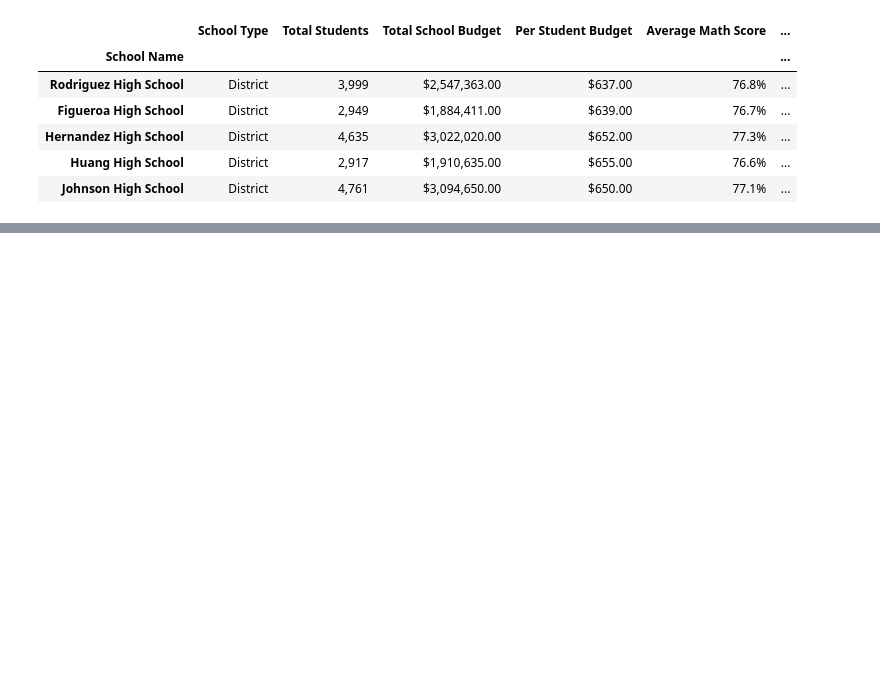
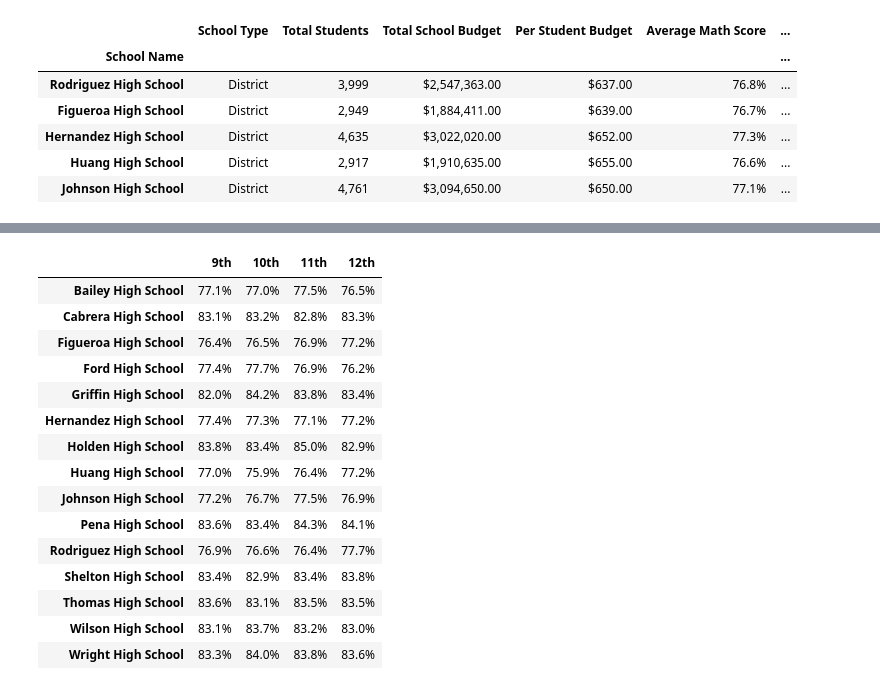
Before and after one commit to Ry-Avery/School_District_Analysis, a Jupyter notebook: PyCitySchools.ipynb, the cells around one changed output, grey strips where cells are left out. Drawn from its saved outputs; the diff is of its cells as text; code cells hidden in the pictures; blank space fills up the shorter version.

Commit message:
Added average math and reading scores by grade

```diff
--- a/PyCitySchools.ipynb
+++ b/PyCitySchools.ipynb
@@ -368,3 +368,10 @@ bottom_schools_df.head()
 | Hernandez High School | District | 4,635 | $3,022,020.00 | $652.00 | 77.3% | ... |
 | Huang High School | District | 2,917 | $1,910,635.00 | $655.00 | 76.6% | ... |
 | Johnson High School | District | 4,761 | $3,094,650.00 | $650.00 | 77.1% | ... |
+# %%
+# Creating DataFrames of each different 'grade' in school_data_complete_df
+ninth_grader_df=school_data_complete_df[school_data_complete_df['grade']=='9th']
+tenth_grader_df=school_data_complete_df[school_data_complete_df['grade']=='10th']
+eleventh_grader_df=school_data_complete_df[school_data_complete_df['grade']=='11th']
+twelfth_grader_df=school_data_complete_df[school_data_complete_df['grade']=='12th']
+ninth_grader_df.head()
@@ -370,0 +385,6 @@ bottom_schools_df.head()
+# %%
+# Creating a Series, averaging 'math_score' column and grouping results by the 'school_name' column in each grader_df
+ninth_grader_math_scores_s=ninth_grader_df.groupby(['school_name']).mean()['math_score']
+tenth_grader_math_scores_s=tenth_grader_df.groupby(['school_name']).mean()['math_score']
+eleventh_grader_math_scores_s=eleventh_grader_df.groupby(['school_name']).mean()['math_score']
+twelfth_grader_math_scores_s=twelfth_grader_df.groupby(['school_name']).mean()['math_score']
@@ -370,0 +397,8 @@ bottom_schools_df.head()
+# %%
+# Creating a DataFrame that contains all of the grader_math_scores_s
+math_scores_by_grade_df=pd.DataFrame({
+    '9th':ninth_grader_math_scores_s,
+    '10th':tenth_grader_math_scores_s,
+    '11th':eleventh_grader_math_scores_s,
+    '12th':twelfth_grader_math_scores_s})
+math_scores_by_grade_df.head()
@@ -370,0 +429,25 @@ bottom_schools_df.head()
+# %%
+# Formatting math_scores_by_grade_df
+math_scores_by_grade_df['9th']=math_scores_by_grade_df['9th'].map('{:.1f}%'.format)
+math_scores_by_grade_df['10th']=math_scores_by_grade_df['10th'].map('{:.1f}%'.format)
+math_scores_by_grade_df['11th']=math_scores_by_grade_df['11th'].map('{:.1f}%'.format)
+math_scores_by_grade_df['12th']=math_scores_by_grade_df['12th'].map('{:.1f}%'.format)
+math_scores_by_grade_df.index.name=None
+math_scores_by_grade_df
+# %% [output]
+|  | 9th | 10th | 11th | 12th |
+| Bailey High School | 77.1% | 77.0% | 77.5% | 76.5% |
+| Cabrera High School | 83.1% | 83.2% | 82.8% | 83.3% |
+| Figueroa High School | 76.4% | 76.5% | 76.9% | 77.2% |
+| Ford High School | 77.4% | 77.7% | 76.9% | 76.2% |
+| Griffin High School | 82.0% | 84.2% | 83.8% | 83.4% |
+| Hernandez High School | 77.4% | 77.3% | 77.1% | 77.2% |
+| Holden High School | 83.8% | 83.4% | 85.0% | 82.9% |
+| Huang High School | 77.0% | 75.9% | 76.4% | 77.2% |
+| Johnson High School | 77.2% | 76.7% | 77.5% | 76.9% |
+| Pena High School | 83.6% | 83.4% | 84.3% | 84.1% |
+| Rodriguez High School | 76.9% | 76.6% | 76.4% | 77.7% |
+| Shelton High School | 83.4% | 82.9% | 83.4% | 83.8% |
+| Thomas High School | 83.6% | 83.1% | 83.5% | 83.5% |
+| Wilson High School | 83.1% | 83.7% | 83.2% | 83.0% |
+| Wright High School | 83.3% | 84.0% | 83.8% | 83.6% |
```
Also changed, not shown: parts of 5 cells of this notebook.
